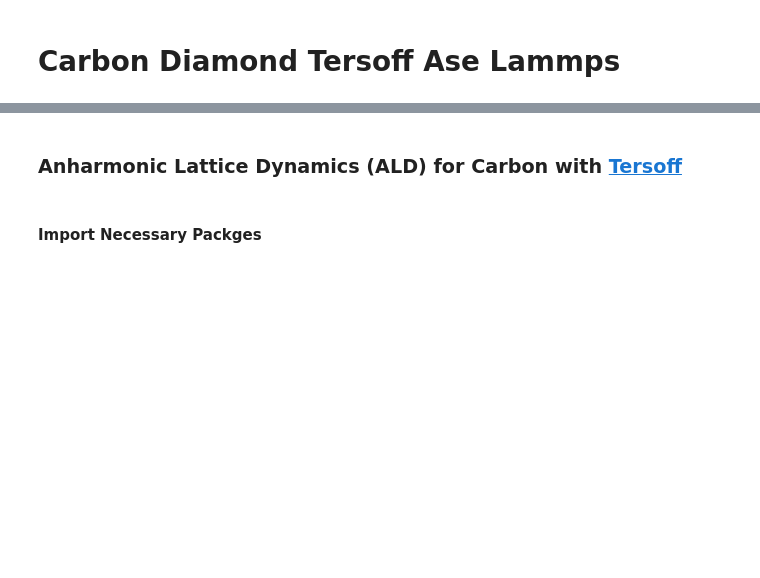
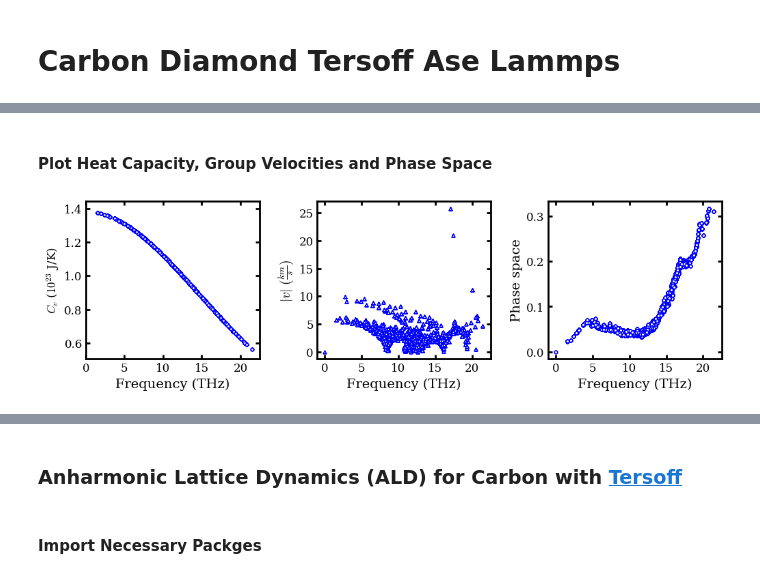
Before and after one commit to nanotheorygroup/kaldo-examples, a Jupyter notebook: docsource/empirical_potentials/carbon_diamond_Tersoff_ASE_LAMMPS.ipynb, the cells around one changed output, grey strips where cells are left out. Drawn from its saved outputs; the diff is of its cells as text; code cells hidden in the pictures; blank space fills up the shorter version.

```diff
--- a/docsource/empirical_potentials/carbon_diamond_Tersoff_ASE_LAMMPS.ipynb
+++ b/docsource/empirical_potentials/carbon_diamond_Tersoff_ASE_LAMMPS.ipynb
@@ -2,0 +128,55 @@
+# %% [markdown]
+#### Plot Heat Capacity, Group Velocities and Phase Space
+# %%
+# Load in group velocity, heat_capacity (cv) and frequency data
+frequency =  np.load(
+    data_folder + 'ALD/15_15_15/frequency.npy',
+    allow_pickle=True)
+
+cv =  np.load(
+    data_folder + 'ALD/15_15_15/300/quantum/heat_capacity.npy',
+    allow_pickle=True)
+
+
+group_velocity = np.load(
+    data_folder + 'ALD/15_15_15/velocity.npy')
+
+phase_space = np.load(data_folder +
+ 'ALD/15_15_15/300/quantum/_ps_and_gamma.npy',
+                      allow_pickle=True)[:,0]
+
+# Compute norm of group velocity
+# Convert the unit from angstrom / picosecond to kilometer/ second
+group_velcotiy_norm = np.linalg.norm(
+    group_velocity.reshape(-1, 3), axis=1) / 10.0
+
+# Plot observables in subplot
+figure(figsize=(12, 3))
+subplot(1,3, 1)
+set_fig_properties([gca()])
+scatter(frequency.flatten(order='C')[3:], 1e23*cv.flatten(order='C')[3:],
+        facecolor='w', edgecolor='b', s=10, marker='8')
+ylabel (r"$C_{v}$ ($10^{23}$ J/K)")
+xlabel('Frequency (THz)', fontsize=14)
+gca().set_xticks(np.arange(0, 25, 5))
+ylim(0.9*1e23*cv.flatten(order='C')[3:].min(), 1.05*1e23*cv.flatten(order='C')[3:].max())
+
+subplot(1 ,3, 2)
+set_fig_properties([gca()])
+scatter(frequency.flatten(order='C'),
+        group_velcotiy_norm, facecolor='w', edgecolor='b', s=10, marker='^')
+gca().set_xticks(np.arange(0, 25, 5))
+xlabel('Frequency (THz)', fontsize=14)
+ylabel(r'$|v| \ (\frac{km}{s})$', fontsize=14)
+
+subplot(1 ,3, 3)
+set_fig_properties([gca()])
+scatter(frequency.flatten(order='C'),
+        phase_space, facecolor='w', edgecolor='b', s=10, marker='o')
+gca().set_xticks(np.arange(0, 25, 5))
+xlabel('Frequency (THz)', fontsize=14)
+ylabel('Phase space', fontsize=14)
+subplots_adjust(wspace=0.33)
+show()
+# %% [output]
+[figure, added]
```
Also changed, not shown: parts of 15 cells of this notebook, 40 other files.
